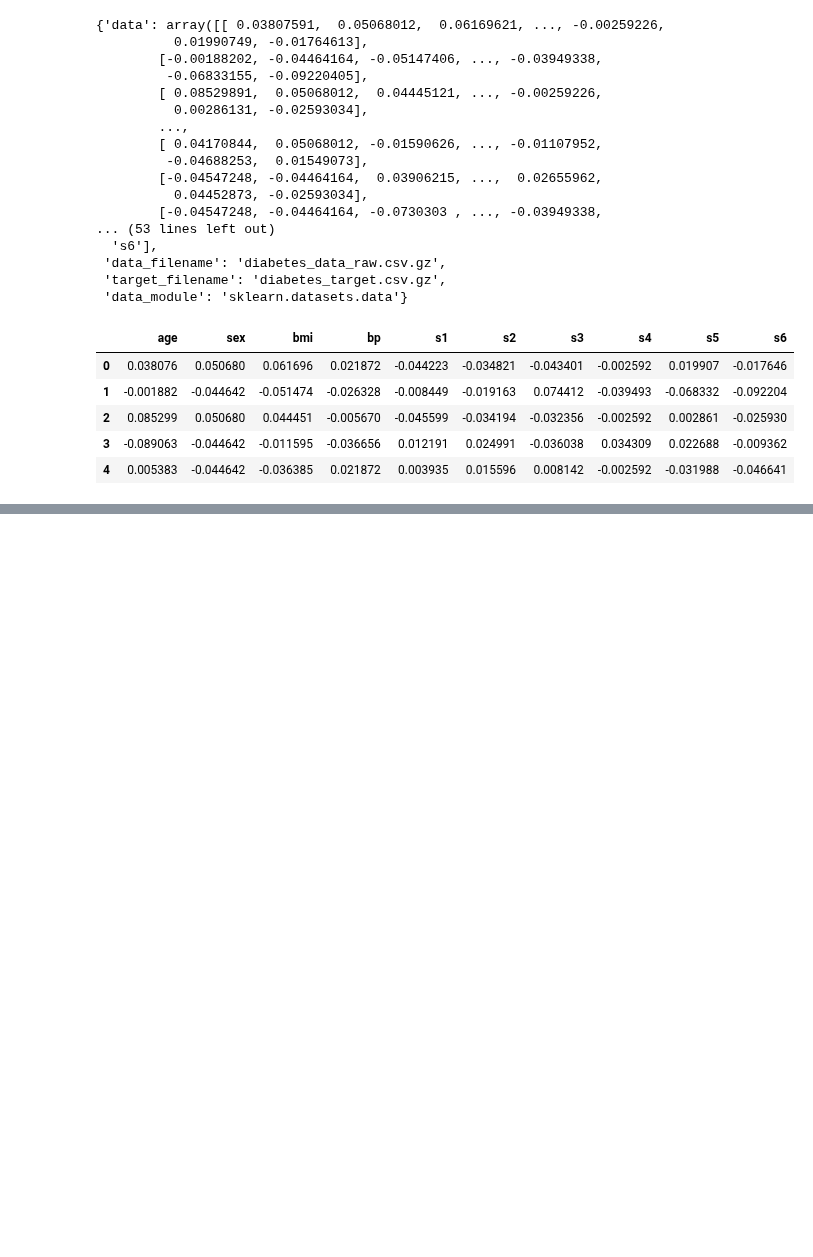
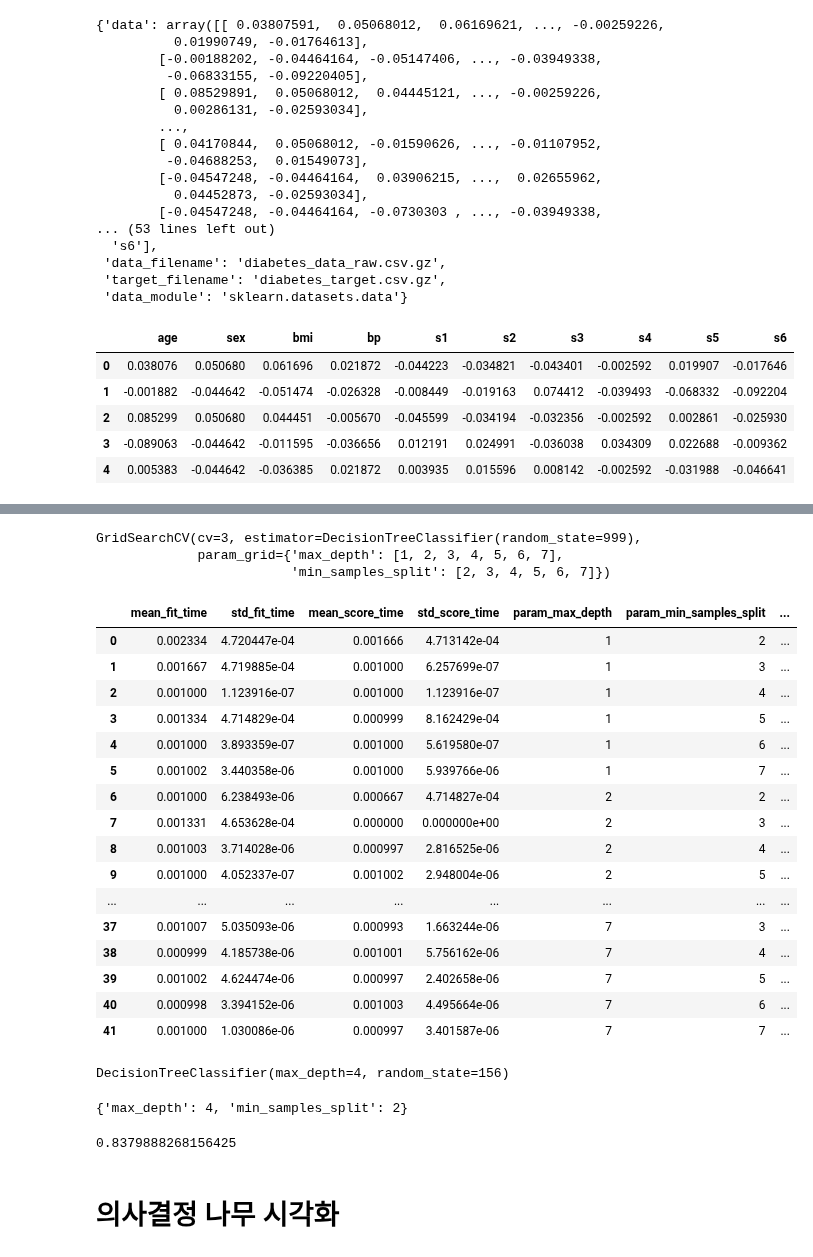
Before and after one commit to Telkem/hipython_rep, a Jupyter notebook: 31_사이킷런탐색.ipynb, the cells around one changed output, grey strips where cells are left out. Saved outputs shown, nothing was run; the diff lists cells and outputs as text; code cells hidden in the pictures; blank space fills up the shorter version.

```diff
--- a/31_사이킷런탐색.ipynb
+++ b/31_사이킷런탐색.ipynb
@@ -37,0 +173,2 @@ df.head()
+# %%
+df['Age'].fillna(df['Age'].median(), inplace=True)
@@ -37,0 +200,2 @@ df.head()
+# %%
+df['Gender'] = pd.factorize(df['Sex'])[0].reshape(-1,1)
@@ -37,0 +211,50 @@ df.head()
+# %%
+X = df[['Gender', 'Age', 'Pclass', 'SibSp']]
+y = df['Survived']
+X_train, X_test, y_train, y_test = train_test_split(X, y, test_size=0.2, random_state=456)
+# %%
+from sklearn.model_selection import GridSearchCV
+dt_clt2 = DecisionTreeClassifier(random_state=999)
+params = {'max_depth' : [1,2,3,4,5,6,7], 'min_samples_split' : [2,3,4,5,6,7]}
+grid_dtree = GridSearchCV(dt_clt2, param_grid=params, cv=3, refit=True)
+grid_dtree.fit(X_train, y_train)
+# %% [output]
+GridSearchCV(cv=3, estimator=DecisionTreeClassifier(random_state=999),
+             param_grid={'max_depth': [1, 2, 3, 4, 5, 6, 7],
+                         'min_samples_split': [2, 3, 4, 5, 6, 7]})
+# %%
+pd.DataFrame(grid_dtree.cv_results_)
+# %% [output]
+|  | mean_fit_time | std_fit_time | mean_score_time | std_score_time | param_max_depth | param_min_samples_split | ... |
+| 0 | 0.002334 | 4.720447e-04 | 0.001666 | 4.713142e-04 | 1 | 2 | ... |
+| 1 | 0.001667 | 4.719885e-04 | 0.001000 | 6.257699e-07 | 1 | 3 | ... |
+| 2 | 0.001000 | 1.123916e-07 | 0.001000 | 1.123916e-07 | 1 | 4 | ... |
+| 3 | 0.001334 | 4.714829e-04 | 0.000999 | 8.162429e-04 | 1 | 5 | ... |
+| 4 | 0.001000 | 3.893359e-07 | 0.001000 | 5.619580e-07 | 1 | 6 | ... |
+| 5 | 0.001002 | 3.440358e-06 | 0.001000 | 5.939766e-06 | 1 | 7 | ... |
+| 6 | 0.001000 | 6.238493e-06 | 0.000667 | 4.714827e-04 | 2 | 2 | ... |
+| 7 | 0.001331 | 4.653628e-04 | 0.000000 | 0.000000e+00 | 2 | 3 | ... |
+| 8 | 0.001003 | 3.714028e-06 | 0.000997 | 2.816525e-06 | 2 | 4 | ... |
+| 9 | 0.001000 | 4.052337e-07 | 0.001002 | 2.948004e-06 | 2 | 5 | ... |
+| ... | ... | ... | ... | ... | ... | ... | ... |
+| 37 | 0.001007 | 5.035093e-06 | 0.000993 | 1.663244e-06 | 7 | 3 | ... |
+| 38 | 0.000999 | 4.185738e-06 | 0.001001 | 5.756162e-06 | 7 | 4 | ... |
+| 39 | 0.001002 | 4.624474e-06 | 0.000997 | 2.402658e-06 | 7 | 5 | ... |
+| 40 | 0.000998 | 3.394152e-06 | 0.001003 | 4.495664e-06 | 7 | 6 | ... |
+| 41 | 0.001000 | 1.030086e-06 | 0.000997 | 3.401587e-06 | 7 | 7 | ... |
+# %%
+grid_dtree.best_estimator_
+# %% [output]
+DecisionTreeClassifier(max_depth=4, random_state=156)
+# %%
+grid_dtree.best_params_
+# %% [output]
+{'max_depth': 4, 'min_samples_split': 2}
+# %%
+b_model = grid_dtree.best_estimator_
+pred = b_model.predict(X_test)
+accuracy_score(y_test, pred)
+# %% [output]
+0.8379888268156425
+# %% [markdown]
+# 의사결정 나무 시각화
```
Also changed, not shown: parts of 55 cells of this notebook, 1 other file.
